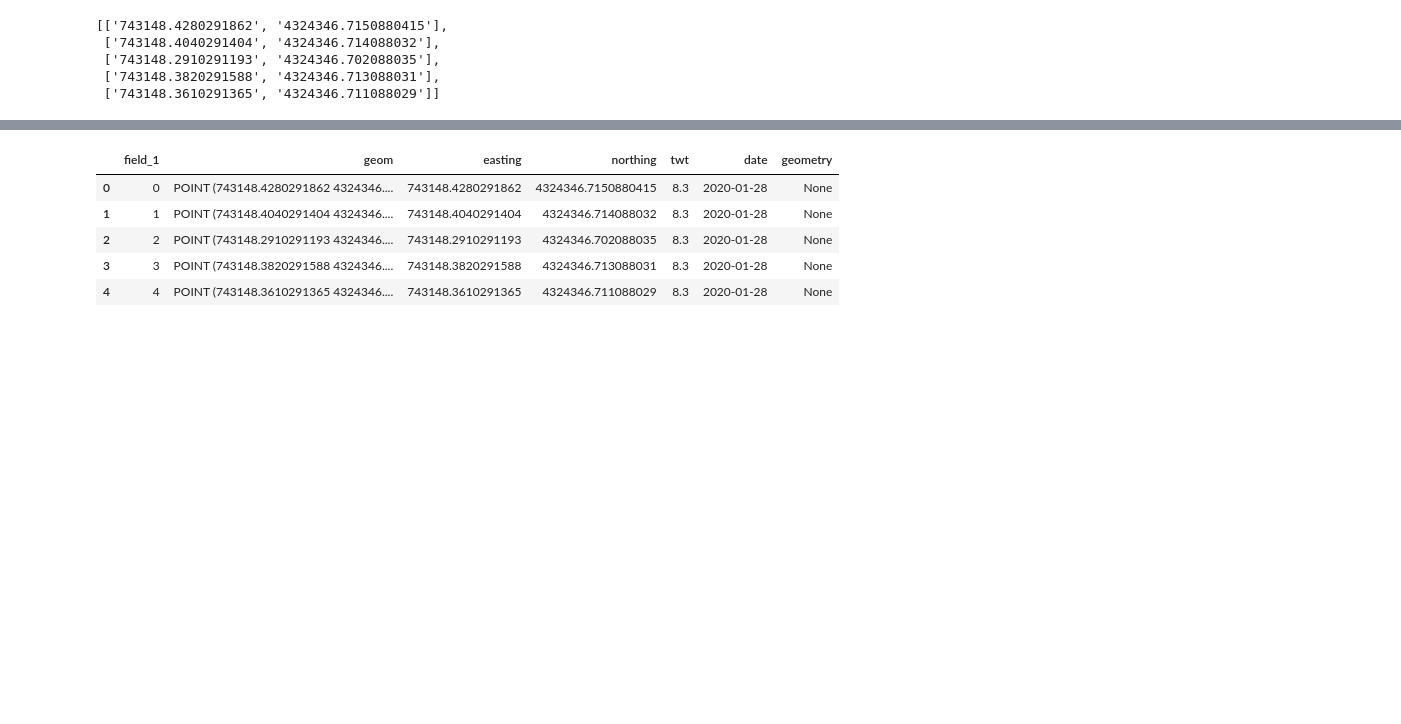
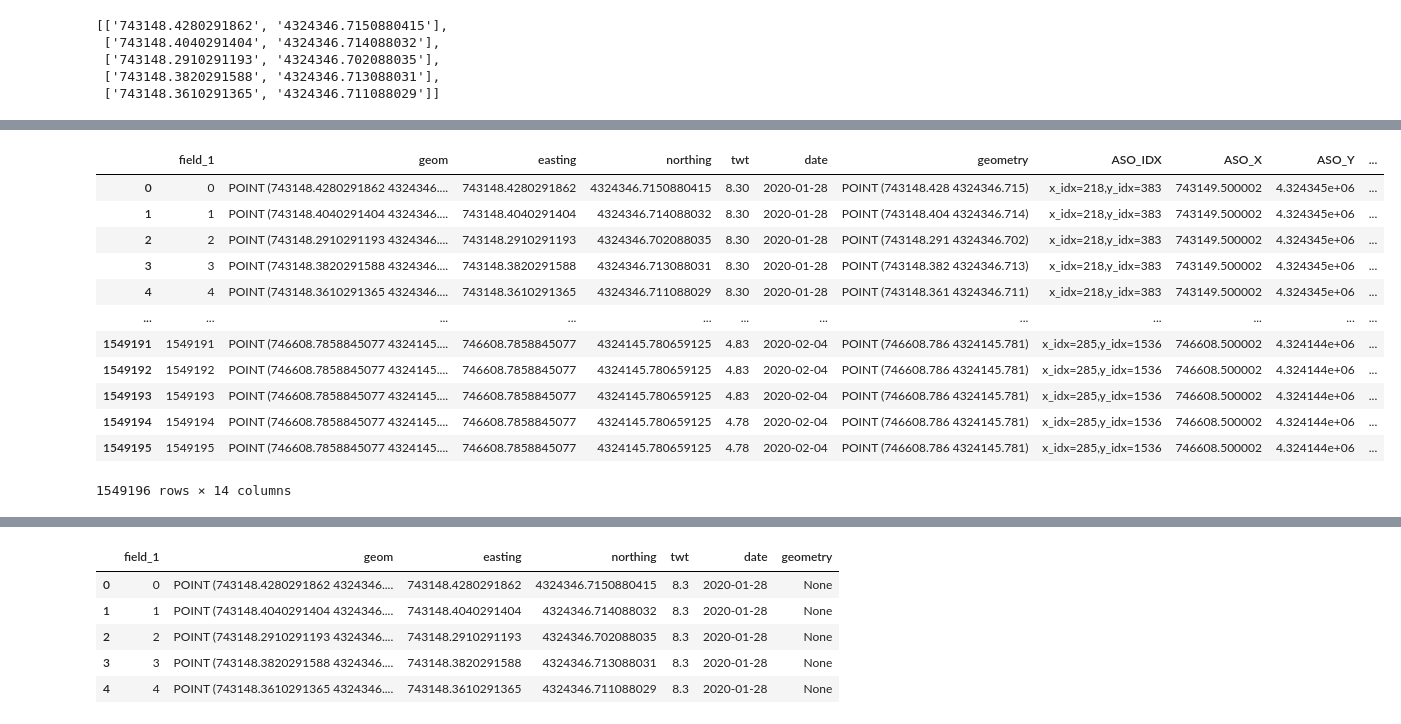
Before and after one commit to snowex-hackweek/coldfusion, a Jupyter notebook: contributors/sethv/database_query_tests.ipynb, the cells around one changed output, grey strips where cells are left out. Saved outputs shown, nothing was run; the diff lists cells and outputs as text; code cells hidden in the pictures; blank space fills up the shorter version.

```diff
--- a/contributors/sethv/database_query_tests.ipynb
+++ b/contributors/sethv/database_query_tests.ipynb
@@ -779,0 +974,16 @@ def f(row):
+# %%
+gdf_combined
+# %% [output]
+|  | field_1 | geom | easting | northing | twt | date | geometry | ASO_IDX | ASO_X | ASO_Y | ... |
+| 0 | 0 | POINT (743148.4280291862 4324346.... | 743148.4280291862 | 4324346.7150880415 | 8.30 | 2020-01-28 | POINT (743148.428 4324346.715) | x_idx=218,y_idx=383 | 743149.500002 | 4.324345e+06 | ... |
+| 1 | 1 | POINT (743148.4040291404 4324346.... | 743148.4040291404 | 4324346.714088032 | 8.30 | 2020-01-28 | POINT (743148.404 4324346.714) | x_idx=218,y_idx=383 | 743149.500002 | 4.324345e+06 | ... |
+| 2 | 2 | POINT (743148.2910291193 4324346.... | 743148.2910291193 | 4324346.702088035 | 8.30 | 2020-01-28 | POINT (743148.291 4324346.702) | x_idx=218,y_idx=383 | 743149.500002 | 4.324345e+06 | ... |
+| 3 | 3 | POINT (743148.3820291588 4324346.... | 743148.3820291588 | 4324346.713088031 | 8.30 | 2020-01-28 | POINT (743148.382 4324346.713) | x_idx=218,y_idx=383 | 743149.500002 | 4.324345e+06 | ... |
+| 4 | 4 | POINT (743148.3610291365 4324346.... | 743148.3610291365 | 4324346.711088029 | 8.30 | 2020-01-28 | POINT (743148.361 4324346.711) | x_idx=218,y_idx=383 | 743149.500002 | 4.324345e+06 | ... |
+| ... | ... | ... | ... | ... | ... | ... | ... | ... | ... | ... | ... |
+| 1549191 | 1549191 | POINT (746608.7858845077 4324145.... | 746608.7858845077 | 4324145.780659125 | 4.83 | 2020-02-04 | POINT (746608.786 4324145.781) | x_idx=285,y_idx=1536 | 746608.500002 | 4.324144e+06 | ... |
+| 1549192 | 1549192 | POINT (746608.7858845077 4324145.... | 746608.7858845077 | 4324145.780659125 | 4.83 | 2020-02-04 | POINT (746608.786 4324145.781) | x_idx=285,y_idx=1536 | 746608.500002 | 4.324144e+06 | ... |
+| 1549193 | 1549193 | POINT (746608.7858845077 4324145.... | 746608.7858845077 | 4324145.780659125 | 4.83 | 2020-02-04 | POINT (746608.786 4324145.781) | x_idx=285,y_idx=1536 | 746608.500002 | 4.324144e+06 | ... |
+| 1549194 | 1549194 | POINT (746608.7858845077 4324145.... | 746608.7858845077 | 4324145.780659125 | 4.78 | 2020-02-04 | POINT (746608.786 4324145.781) | x_idx=285,y_idx=1536 | 746608.500002 | 4.324144e+06 | ... |
+| 1549195 | 1549195 | POINT (746608.7858845077 4324145.... | 746608.7858845077 | 4324145.780659125 | 4.78 | 2020-02-04 | POINT (746608.786 4324145.781) | x_idx=285,y_idx=1536 | 746608.500002 | 4.324144e+06 | ... |
+1549196 rows × 14 columns
```
Also changed, not shown: parts of 50 cells of this notebook.
